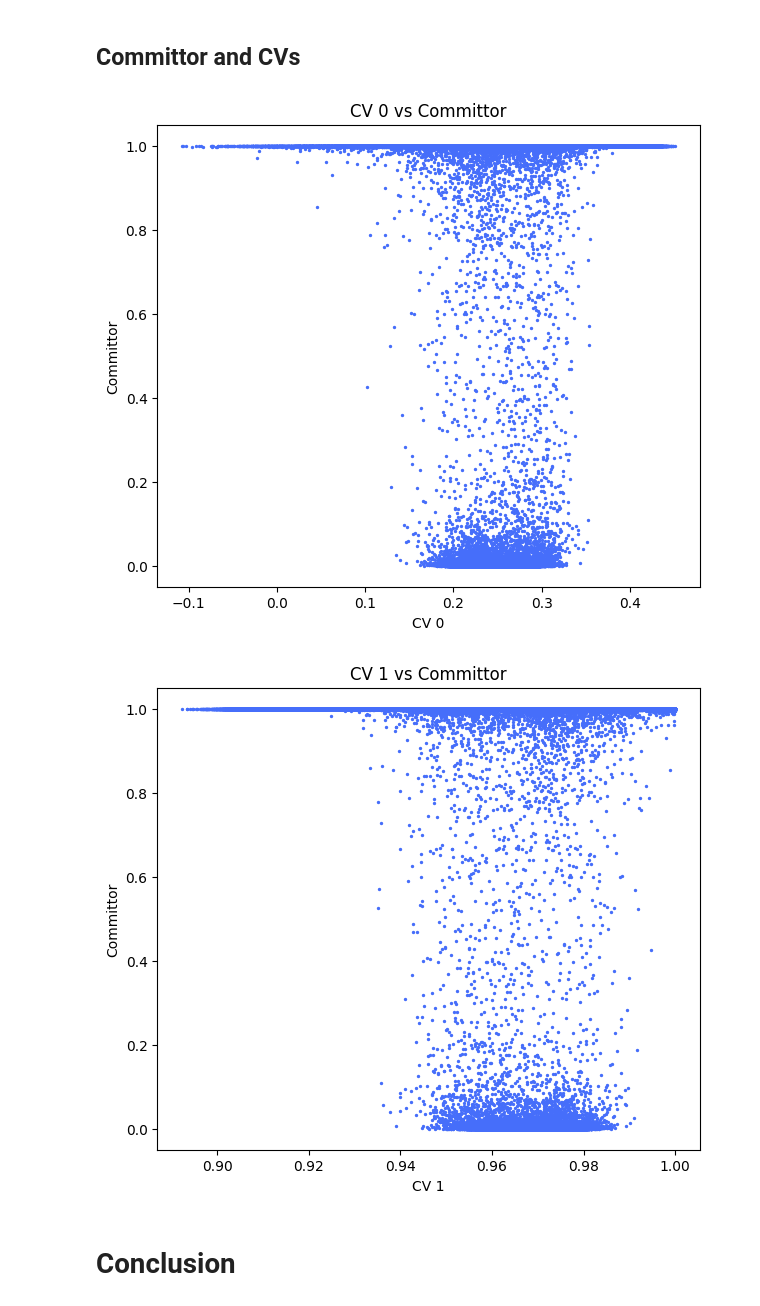
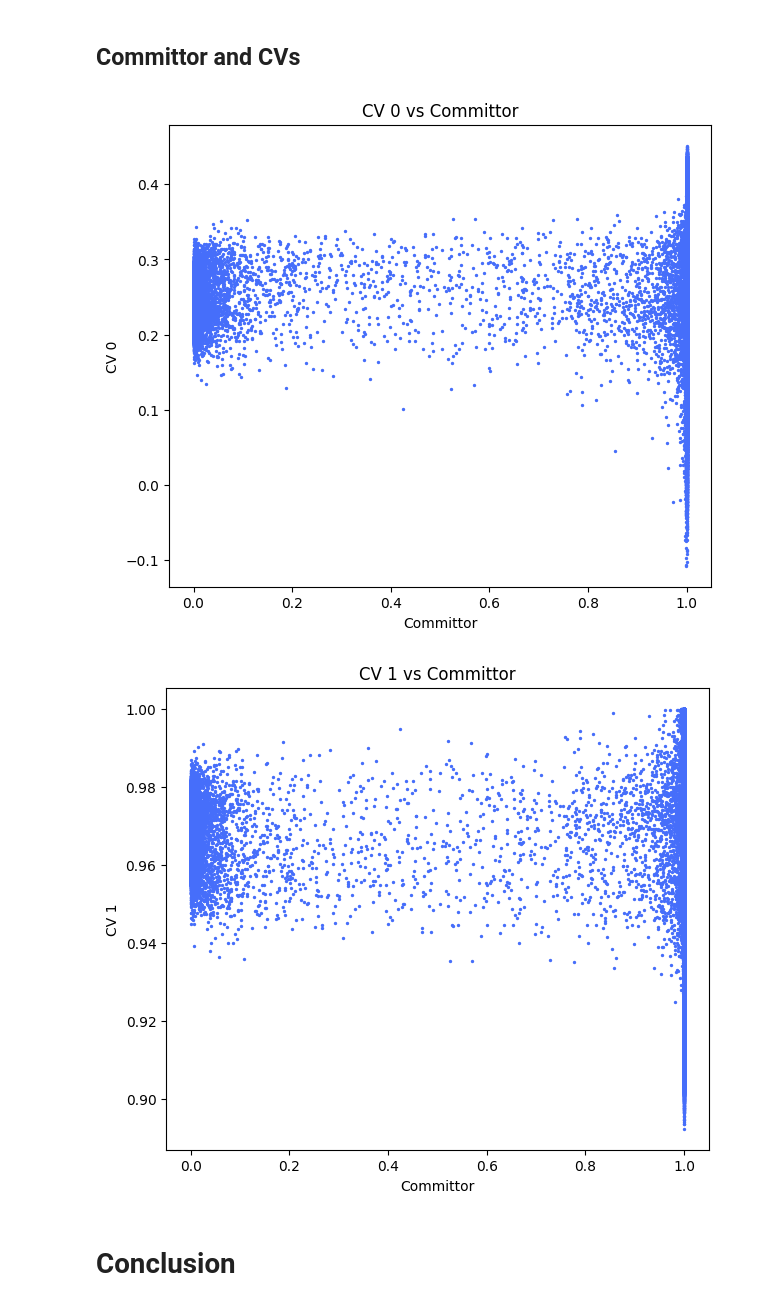
Before and after one commit to seonghyun26/bioemu, a Jupyter notebook: notebook/analysis-cv.ipynb, the cells around one changed output. Saved outputs shown, nothing was run; the diff lists cells and outputs as text; code cells hidden in the pictures.

```diff
--- a/notebook/analysis-cv.ipynb
+++ b/notebook/analysis-cv.ipynb
@@ -221,10 +210,16 @@ print(tica_data.shape)
 
 # Plot
 for cv_dim in range(MLCV_DIM):
+	cv_dim_val = cv[:, cv_dim]
+	range_min, range_max = cv_dim_val.min(), cv_dim_val.max()
+	print(range_min, range_max)
+	cv_dim_val = (cv_dim_val - range_min) / (range_max - range_min)
+	print(cv_dim_val.min(), cv_dim_val.max())
+
 	fig = plt.figure(figsize=(7, 6))
 	ax = fig.add_subplot(111)
 	hb = ax.hexbin(
-		x, y, C=cv[:, cv_dim],
+		x, y, C=cv_dim_val,
 		gridsize=200,                     # controls resolution
 		reduce_C_function=np.mean,       # compute average per hexagon
 		cmap='viridis',                  # colormap
@@ -260,7 +259,7 @@ for cv_dim in range(MLCV_DIM):
     ax.set_zlabel(f'CV {cv_dim}')
     ax.set_title(f'3D Scatter: CV {cv_dim} over TIC space')
 
-    fig.colorbar(sc, ax=ax, label='CV Value')
+    # fig.colorbar(sc, ax=ax, label='CV Value')
     plt.tight_layout()
     plt.show()
 # %% [output]
@@ -268,7 +267,6 @@ for cv_dim in range(MLCV_DIM):
 [figure]
 # %%
 import plotly.graph_objects as go
-import numpy as np
 
 # TICA-transformed coordinates
 tica_data = tica_wrapper.transform(cad_data)
@@ -299,7 +297,9 @@ for cv_dim in range(MLCV_DIM):
         scene=dict(
             xaxis_title='TIC 1',
             yaxis_title='TIC 2',
-            zaxis_title=f'CV {cv_dim}'
+            zaxis_title=f'CV {cv_dim}',
+			aspectmode='manual',
+        	aspectratio=dict(x=1, y=1, z=1)
         ),
         title=f'CV {cv_dim} in TICA Space',
         margin=dict(l=0, r=0, b=0, t=30)
@@ -410,7 +410,9 @@ colors = ['blue', 'red', 'green', 'orange', 'purple', 'cyan', 'brown', 'magenta'
 for cv_dim in range(MLCV_DIM):
 	fig = plt.figure(figsize=(7, 6))
 	ax = fig.add_subplot(111)
-	x = cv[:, cv_dim]
+	cv_dim_val = cv[:, cv_dim]
+	range_min, range_max = cv_dim_val.min(), cv_dim_val.max()
+	x = (cv_dim_val - range_min) / (range_max - range_min)
 	y = bond_num
 	grouped = [x[y == i] for i in sorted(np.unique(y))]
 	violin = plt.violinplot(grouped, positions=sorted(np.unique(y)), showmeans=False, showmedians=True)
@@ -434,18 +436,18 @@ for cv_dim in range(MLCV_DIM):
 # %%
 committor_value = committor_model(cad_torch.to(CUDA_DEVICE))
 committor_value = committor_value.cpu().detach().numpy().flatten()
 
 
 for cv_dim in range(MLCV_DIM):
 	fig = plt.figure(figsize=(7, 6))
 	ax = fig.add_subplot(111)
-	ax.scatter(cv[:, cv_dim], committor_value, color=blue, s=2)
-	ax.set_xlabel(f"CV {cv_dim}")
-	ax.set_ylabel("Committor")
+	ax.scatter(committor_value, cv[:, cv_dim], color=blue, s=2)
+	ax.set_xlabel("Committor")
+	ax.set_ylabel(f"CV {cv_dim}")
 	ax.set_title(f"CV {cv_dim} vs Committor")
 	plt.show()
 # %% [output]
-[figure, old version]
+[figure, new version]
-[figure, old version]
+[figure, new version]
 # %% [markdown]
 # Conclusion
```
Also changed, not shown: parts of 8 cells of this notebook, 28 other files.
